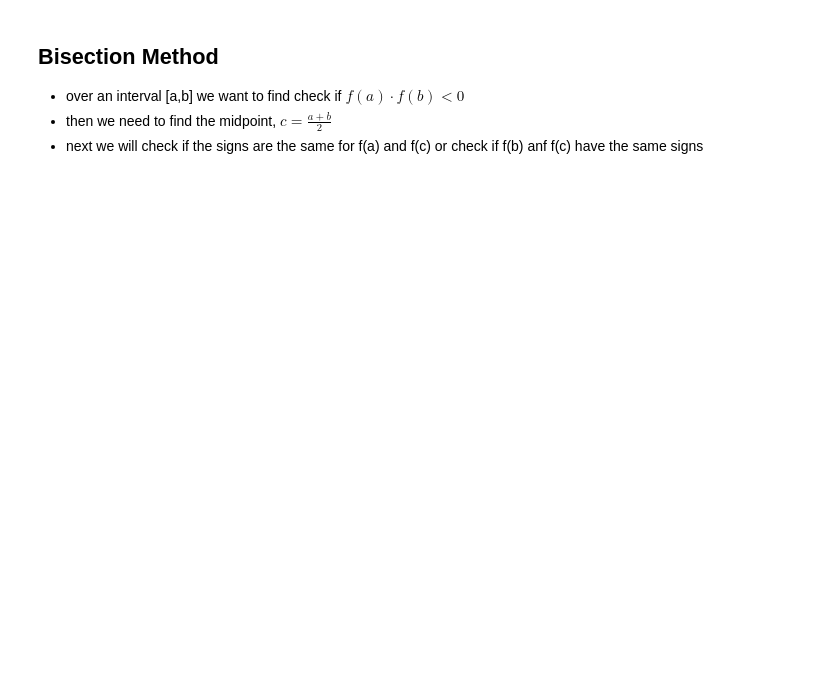
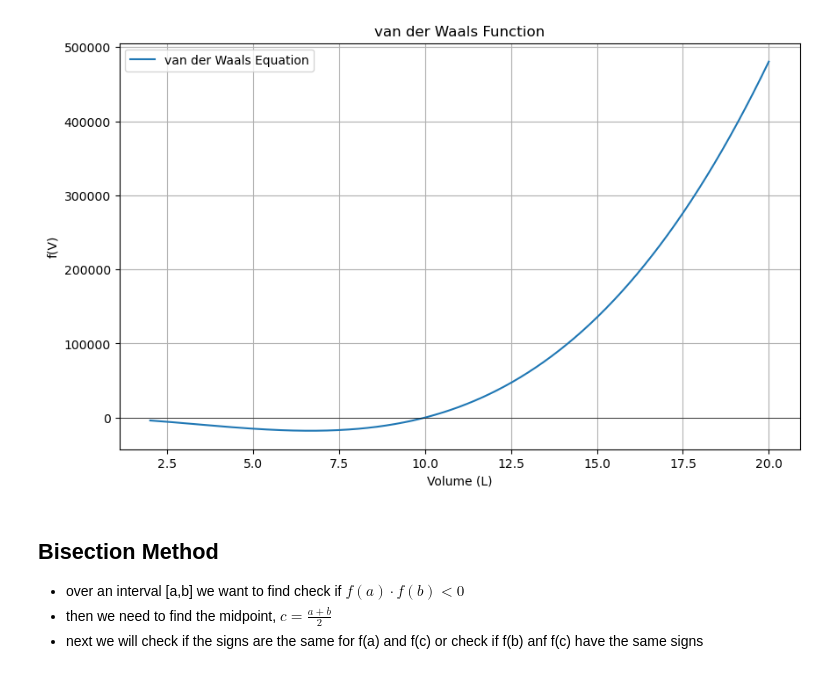
Before and after one commit to reese-karo/104-Series-UCSB, a Jupyter notebook: Computational_project.ipynb, the cells around one changed output. Cells and saved outputs as stored; diff of their text form; code cells hidden in the pictures; blank space fills up the shorter version.

```diff
--- a/Computational_project.ipynb
+++ b/Computational_project.ipynb
@@ -34,3 +44,32 @@ def derivative_van(V, P, T, a, b, n, R=0.0821):
+# %%
+import matplotlib.pyplot as plt
+import numpy as np
+
+# Parameters for finding the volume using van der Waals equation
+P = 120  # Pressure in atm
+T = 696  # Temperature in Kelvin
+a = 0.0341  # Attraction parameter in L^2 / ATM / mol^2
+b = 0.0237  # Volume correction in L/mol
+n = 20  # Number of moles
+
+f = lambda V: van_der_waals(V, P=P, T=T, a=a, b=b, n=n)
+
+# Define a range of volume values where we expect to find a physical root
+volume_values = np.linspace(2, 20, 400)  # We start from a small positive value to avoid division by zero
+function_values = van_der_waals(volume_values, P, T, a, b, n)
+
+# Plotting the function
+plt.figure(figsize=(10, 6))
+plt.plot(volume_values, function_values, label='van der Waals Equation')
+plt.axhline(0, color='black', linewidth=0.5)  # Add a horizontal line at y=0 for reference
+plt.title('van der Waals Function')
+plt.xlabel('Volume (L)')
+plt.ylabel('f(V)')
+plt.legend()
+plt.grid(True)
+plt.show()
+# %% [output]
+[figure, added]
 # %% [markdown]
 ## Bisection Method
 - over an interval [a,b] we want to find check if $f(a) \cdot f(b) < 0$
```
Also changed, not shown: parts of 12 cells of this notebook.
